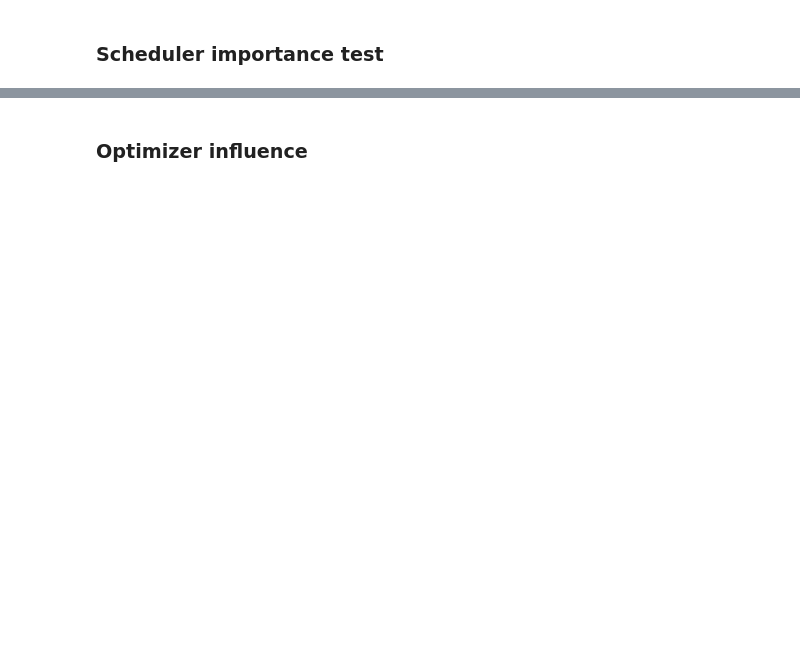
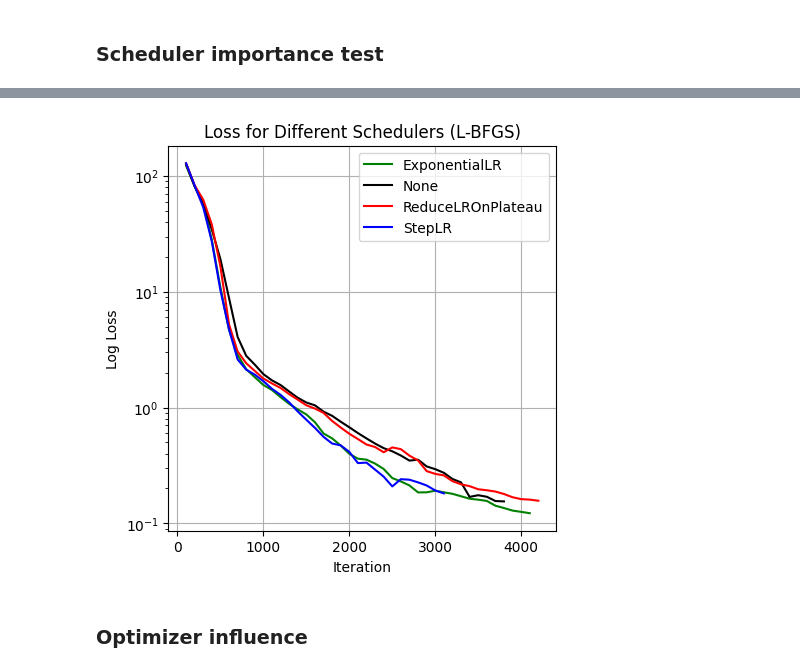
Before and after one commit to DikovAlexandr/PINN, a Jupyter notebook: TestPINN.ipynb, the cells around one changed output, grey strips where cells are left out. Cells and saved outputs as stored; diff of their text form; code cells hidden in the pictures; blank space fills up the shorter version.

```diff
--- a/TestPINN.ipynb
+++ b/TestPINN.ipynb
@@ -204,3 +248,24 @@ plot_scheduler_loss('out')
+# %%
+data_lbfgs_none = pd.read_csv(os.path.join(os.getcwd(),'docs/tests/schedulers/20x2_epoch3000_lr0_003_tanh_lbfgs/HL_2_A_Tanh()_N_20_avg_scheduler_None.csv'))
+data_lbfgs_reduce = pd.read_csv(os.path.join(os.getcwd(),'docs/tests/schedulers/20x2_epoch3000_lr0_003_tanh_lbfgs/HL_2_A_Tanh()_N_20_avg_scheduler_ReduceLROnPlateau.csv'))
+data_lbfgs_step = pd.read_csv(os.path.join(os.getcwd(),'docs/tests/schedulers/20x2_epoch3000_lr0_003_tanh_lbfgs/HL_2_A_Tanh()_N_20_avg_scheduler_StepLR.csv'))
+data_lbfgs_exp = pd.read_csv(os.path.join(os.getcwd(),'docs/tests/schedulers/20x2_epoch3000_lr0_003_tanh_lbfgs/HL_2_A_Tanh()_N_20_avg_scheduler_ExponentialLR.csv'))
+
+plt.figure(figsize=(5, 5))
+plt.plot(data_lbfgs_exp['iteration'], data_lbfgs_exp['loss'], label='ExponentialLR', c='green')
+plt.plot(data_lbfgs_none['iteration'], data_lbfgs_none['loss'], label='None', c='black')
+plt.plot(data_lbfgs_reduce['iteration'], data_lbfgs_reduce['loss'], label='ReduceLROnPlateau', c='red')
+plt.plot(data_lbfgs_step['iteration'], data_lbfgs_step['loss'], label='StepLR', c='blue')
+plt.xlabel('Iteration')
+plt.ylabel('Log Loss')
+plt.yscale('log')
+plt.title('Loss for Different Schedulers (L-BFGS)')
+plt.legend()
+plt.grid(True)
+plt.savefig(os.path.join(os.getcwd(), 'docs', 'tests', 'schedulers', 'scheduler_loss_lbfgs.png'))
+plt.show()
+# %% [output]
+[figure, added]
 # %% [markdown]
 ### Optimizer influence
 # %%
```
Also changed, not shown: parts of 43 cells of this notebook, 2 other files.
